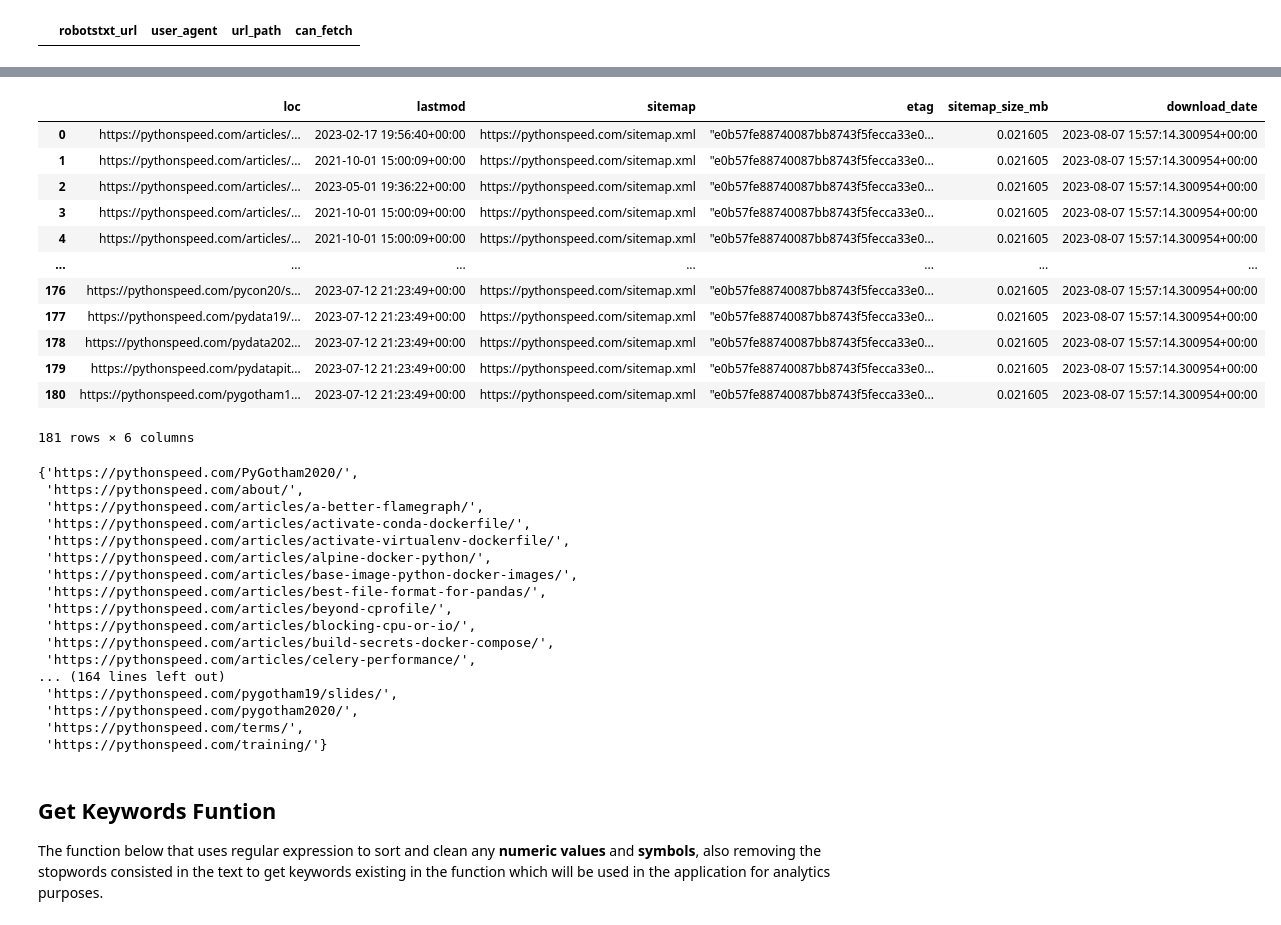
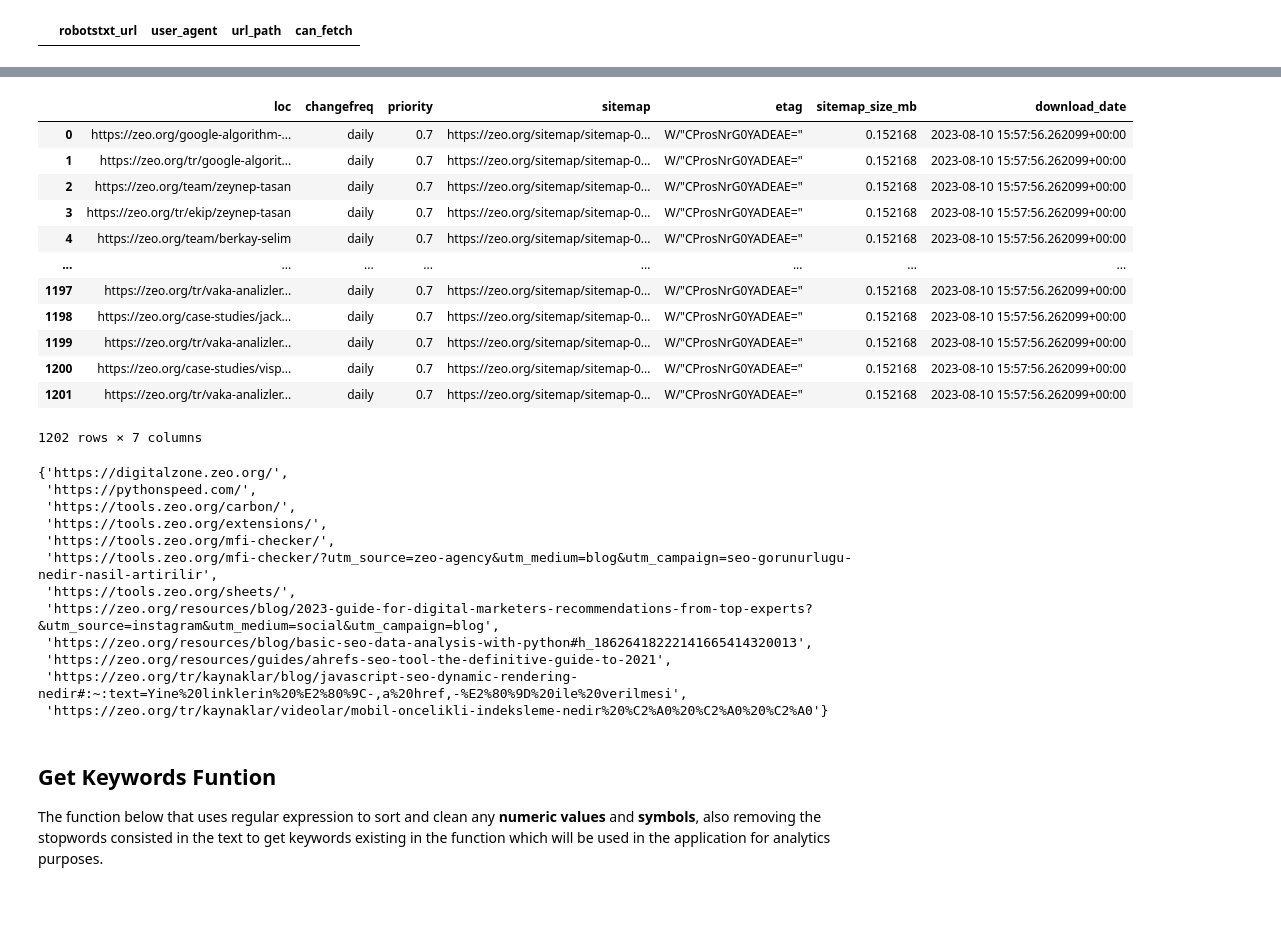
Before and after one commit to neeschal00/django-advertools, a Jupyter notebook: siteAudit.ipynb, the cells around one changed output, grey strips where cells are left out. Cells and saved outputs as stored; diff of their text form; code cells hidden in the pictures.

```diff
--- a/siteAudit.ipynb
+++ b/siteAudit.ipynb
@@ -100,6 +112,6 @@ blocked_pages
 |  | robotstxt_url | user_agent | url_path | can_fetch |
 # %%
 # Review sitemap
-sitemap_df = adv.sitemap_to_df('https://pythonspeed.com/sitemap.xml')
+sitemap_df = adv.sitemap_to_df('https://zeo.org/robots.txt')
 sitemap_df
 # %% [output]
@@ -107,37 +119,32 @@ sitemap_df
-|  | loc | lastmod | sitemap | etag | sitemap_size_mb | download_date |
-| 0 | https://pythonspeed.com/articles/... | 2023-02-17 19:56:40+00:00 | https://pythonspeed.com/sitemap.xml | "e0b57fe88740087bb8743f5fecca33e0... | 0.021605 | 2023-08-07 15:57:14.300954+00:00 |
-| 1 | https://pythonspeed.com/articles/... | 2021-10-01 15:00:09+00:00 | https://pythonspeed.com/sitemap.xml | "e0b57fe88740087bb8743f5fecca33e0... | 0.021605 | 2023-08-07 15:57:14.300954+00:00 |
-| 2 | https://pythonspeed.com/articles/... | 2023-05-01 19:36:22+00:00 | https://pythonspeed.com/sitemap.xml | "e0b57fe88740087bb8743f5fecca33e0... | 0.021605 | 2023-08-07 15:57:14.300954+00:00 |
-| 3 | https://pythonspeed.com/articles/... | 2021-10-01 15:00:09+00:00 | https://pythonspeed.com/sitemap.xml | "e0b57fe88740087bb8743f5fecca33e0... | 0.021605 | 2023-08-07 15:57:14.300954+00:00 |
-| 4 | https://pythonspeed.com/articles/... | 2021-10-01 15:00:09+00:00 | https://pythonspeed.com/sitemap.xml | "e0b57fe88740087bb8743f5fecca33e0... | 0.021605 | 2023-08-07 15:57:14.300954+00:00 |
-| ... | ... | ... | ... | ... | ... | ... |
-| 176 | https://pythonspeed.com/pycon20/s... | 2023-07-12 21:23:49+00:00 | https://pythonspeed.com/sitemap.xml | "e0b57fe88740087bb8743f5fecca33e0... | 0.021605 | 2023-08-07 15:57:14.300954+00:00 |
-| 177 | https://pythonspeed.com/pydata19/... | 2023-07-12 21:23:49+00:00 | https://pythonspeed.com/sitemap.xml | "e0b57fe88740087bb8743f5fecca33e0... | 0.021605 | 2023-08-07 15:57:14.300954+00:00 |
-| 178 | https://pythonspeed.com/pydata202... | 2023-07-12 21:23:49+00:00 | https://pythonspeed.com/sitemap.xml | "e0b57fe88740087bb8743f5fecca33e0... | 0.021605 | 2023-08-07 15:57:14.300954+00:00 |
-| 179 | https://pythonspeed.com/pydatapit... | 2023-07-12 21:23:49+00:00 | https://pythonspeed.com/sitemap.xml | "e0b57fe88740087bb8743f5fecca33e0... | 0.021605 | 2023-08-07 15:57:14.300954+00:00 |
-| 180 | https://pythonspeed.com/pygotham1... | 2023-07-12 21:23:49+00:00 | https://pythonspeed.com/sitemap.xml | "e0b57fe88740087bb8743f5fecca33e0... | 0.021605 | 2023-08-07 15:57:14.300954+00:00 |
+|  | loc | changefreq | priority | sitemap | etag | sitemap_size_mb | download_date |
+| 0 | https://zeo.org/google-algorithm-... | daily | 0.7 | https://zeo.org/sitemap/sitemap-0... | W/"CProsNrG0YADEAE=" | 0.152168 | 2023-08-10 15:57:56.262099+00:00 |
+| 1 | https://zeo.org/tr/google-algorit... | daily | 0.7 | https://zeo.org/sitemap/sitemap-0... | W/"CProsNrG0YADEAE=" | 0.152168 | 2023-08-10 15:57:56.262099+00:00 |
+| 2 | https://zeo.org/team/zeynep-tasan | daily | 0.7 | https://zeo.org/sitemap/sitemap-0... | W/"CProsNrG0YADEAE=" | 0.152168 | 2023-08-10 15:57:56.262099+00:00 |
+| 3 | https://zeo.org/tr/ekip/zeynep-tasan | daily | 0.7 | https://zeo.org/sitemap/sitemap-0... | W/"CProsNrG0YADEAE=" | 0.152168 | 2023-08-10 15:57:56.262099+00:00 |
+| 4 | https://zeo.org/team/berkay-selim | daily | 0.7 | https://zeo.org/sitemap/sitemap-0... | W/"CProsNrG0YADEAE=" | 0.152168 | 2023-08-10 15:57:56.262099+00:00 |
+| ... | ... | ... | ... | ... | ... | ... | ... |
+| 1197 | https://zeo.org/tr/vaka-analizler... | daily | 0.7 | https://zeo.org/sitemap/sitemap-0... | W/"CProsNrG0YADEAE=" | 0.152168 | 2023-08-10 15:57:56.262099+00:00 |
+| 1198 | https://zeo.org/case-studies/jack... | daily | 0.7 | https://zeo.org/sitemap/sitemap-0... | W/"CProsNrG0YADEAE=" | 0.152168 | 2023-08-10 15:57:56.262099+00:00 |
+| 1199 | https://zeo.org/tr/vaka-analizler... | daily | 0.7 | https://zeo.org/sitemap/sitemap-0... | W/"CProsNrG0YADEAE=" | 0.152168 | 2023-08-10 15:57:56.262099+00:00 |
+| 1200 | https://zeo.org/case-studies/visp... | daily | 0.7 | https://zeo.org/sitemap/sitemap-0... | W/"CProsNrG0YADEAE=" | 0.152168 | 2023-08-10 15:57:56.262099+00:00 |
+| 1201 | https://zeo.org/tr/vaka-analizler... | daily | 0.7 | https://zeo.org/sitemap/sitemap-0... | W/"CProsNrG0YADEAE=" | 0.152168 | 2023-08-10 15:57:56.262099+00:00 |
-181 rows × 6 columns
+1202 rows × 7 columns
 # %%
-missing_pages = set(sitemap_df['loc']) - set(pages['url'])
+missing_pages = set(pages['url']) - set(sitemap_df['loc'])
 missing_pages
 # %% [output]
-{'https://pythonspeed.com/PyGotham2020/',
- 'https://pythonspeed.com/about/',
- 'https://pythonspeed.com/articles/a-better-flamegraph/',
- 'https://pythonspeed.com/articles/activate-conda-dockerfile/',
- 'https://pythonspeed.com/articles/activate-virtualenv-dockerfile/',
- 'https://pythonspeed.com/articles/alpine-docker-python/',
- 'https://pythonspeed.com/articles/base-image-python-docker-images/',
- 'https://pythonspeed.com/articles/best-file-format-for-pandas/',
- 'https://pythonspeed.com/articles/beyond-cprofile/',
- 'https://pythonspeed.com/articles/blocking-cpu-or-io/',
- 'https://pythonspeed.com/articles/build-secrets-docker-compose/',
- 'https://pythonspeed.com/articles/celery-performance/',
-... (164 lines left out)
- 'https://pythonspeed.com/pygotham19/slides/',
- 'https://pythonspeed.com/pygotham2020/',
- 'https://pythonspeed.com/terms/',
- 'https://pythonspeed.com/training/'}
+{'https://digitalzone.zeo.org/',
+ 'https://pythonspeed.com/',
+ 'https://tools.zeo.org/carbon/',
+ 'https://tools.zeo.org/extensions/',
+ 'https://tools.zeo.org/mfi-checker/',
+ 'https://tools.zeo.org/mfi-checker/?utm_source=zeo-agency&utm_medium=blog&utm_campaign=seo-gorunurlugu-nedir-nasil-artirilir',
+ 'https://tools.zeo.org/sheets/',
+ 'https://zeo.org/resources/blog/2023-guide-for-digital-marketers-recommendations-from-top-experts?&utm_source=instagram&utm_medium=social&utm_campaign=blog',
+ 'https://zeo.org/resources/blog/basic-seo-data-analysis-with-python#h_18626418222141665414320013',
+ 'https://zeo.org/resources/guides/ahrefs-seo-tool-the-definitive-guide-to-2021',
+ 'https://zeo.org/tr/kaynaklar/blog/javascript-seo-dynamic-rendering-nedir#:~:text=Yine%20linklerin%20%E2%80%9C-,a%20href,-%E2%80%9D%20ile%20verilmesi',
+ 'https://zeo.org/tr/kaynaklar/videolar/mobil-oncelikli-indeksleme-nedir%20%C2%A0%20%C2%A0%20%C2%A0'}
 # %% [markdown]
 ## Get Keywords Funtion
 The function below that uses regular expression to sort and clean any **numeric values** and **symbols**, also removing the stopwords consisted in the text to get keywords existing in the function which will be used in the application for analytics purposes.
```
Also changed, not shown: parts of 17 cells of this notebook, 4 other files.
